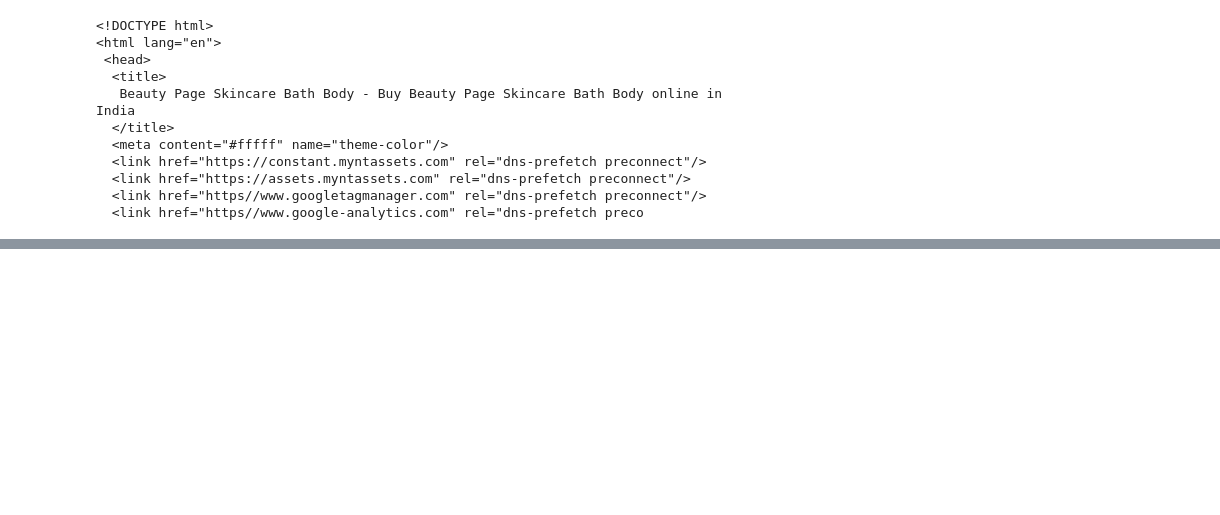
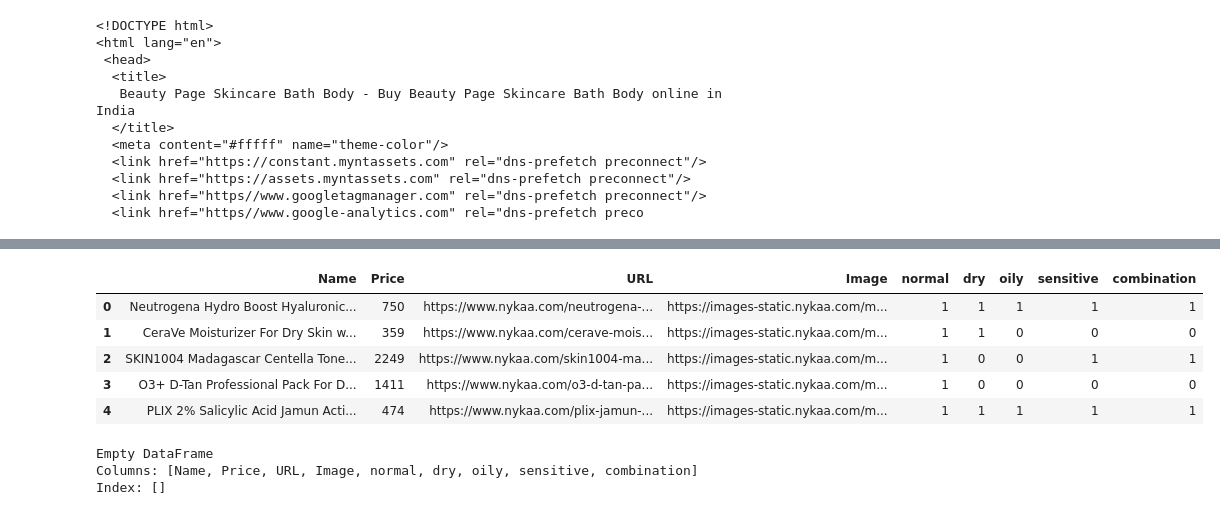
Before and after one commit to aarushigupta22/skincare_rec_system, a Jupyter notebook: nykaa_data_collection.ipynb, the cells around one changed output, grey strips where cells are left out. Cells and saved outputs as stored; diff of their text form; code cells hidden in the pictures; blank space fills up the shorter version.

Commit message:
data collection complete

```diff
--- a/nykaa_data_collection.ipynb
+++ b/nykaa_data_collection.ipynb
@@ -24,13 +24,13 @@ print(soup.prettify()[:500])
   <link href="https//www.googletagmanager.com" rel="dns-prefetch preconnect"/>
   <link href="https//www.google-analytics.com" rel="dns-prefetch preco
 # %%
-products = []
-product_names = {}
+#products = []
+#product_names = {}
 
 def scrape_nykaa_products(url_template, skin_type, max_products=500):
-    page = 1
+    page = 13
     numprods = 0
-    headers = {"User-Agent": "Mozilla/5.0"}
+    headers = {"User-Agent": "Mozilla/5.0 (Windows NT 10.0; Win64; x64) AppleWebKit/537.36 (KHTML, like Gecko) Chrome/91.0.4472.124 Safari/537.36"}
 
     while numprods < max_products:
         current_url = url_template.format(page=page)
@@ -83,10 +83,7 @@ def scrape_nykaa_products(url_template, skin_type, max_products=500):
                     "Skin Type": skin_type
                 })
                 product_names[product_name] = len(products) - 1
-
-        print(f"Scraped {numprods} products so far from page {page}.")
-        page += 1
-
+        page=page+1
     return products
 # %%
 normal_skin_url = "https://www.nykaa.com/skin/c/8377?page_no={page}&sort=popularity&eq=desktop&skin_type_filter=10780"
@@ -144,0 +211,3 @@ products[:10]
+# %%
+import pandas as pd
+df = pd.DataFrame(products)
@@ -144,0 +223,23 @@ products[:10]
+# %%
+df['Price'] = df['Price'].str.replace('₹', '').str.replace(',', '').astype(int)
+# %%
+skin_types = ['normal', 'dry', 'oily', 'sensitive', 'combination']
+for skin in skin_types:
+    df[skin] = df['Skin Type'].apply(lambda x: 1 if skin in x else 0)
+df.drop(columns=['Skin Type'], inplace=True)
+# %%
+df.head()
+# %% [output]
+|  | Name | Price | URL | Image | normal | dry | oily | sensitive | combination |
+| 0 | Neutrogena Hydro Boost Hyaluronic... | 750 | https://www.nykaa.com/neutrogena-... | https://images-static.nykaa.com/m... | 1 | 1 | 1 | 1 | 1 |
+| 1 | CeraVe Moisturizer For Dry Skin w... | 359 | https://www.nykaa.com/cerave-mois... | https://images-static.nykaa.com/m... | 1 | 1 | 0 | 0 | 0 |
+| 2 | SKIN1004 Madagascar Centella Tone... | 2249 | https://www.nykaa.com/skin1004-ma... | https://images-static.nykaa.com/m... | 1 | 0 | 0 | 1 | 1 |
+| 3 | O3+ D-Tan Professional Pack For D... | 1411 | https://www.nykaa.com/o3-d-tan-pa... | https://images-static.nykaa.com/m... | 1 | 0 | 0 | 0 | 0 |
+| 4 | PLIX 2% Salicylic Acid Jamun Acti... | 474 | https://www.nykaa.com/plix-jamun-... | https://images-static.nykaa.com/m... | 1 | 1 | 1 | 1 | 1 |
+# %%
+duplicates = df[df.duplicated(subset=['Name'], keep=False)]
+print(duplicates)
+# %% [output]
+Empty DataFrame
+Columns: [Name, Price, URL, Image, normal, dry, oily, sensitive, combination]
+Index: []
```
Also changed, not shown: parts of 9 cells of this notebook, 5 other files.
